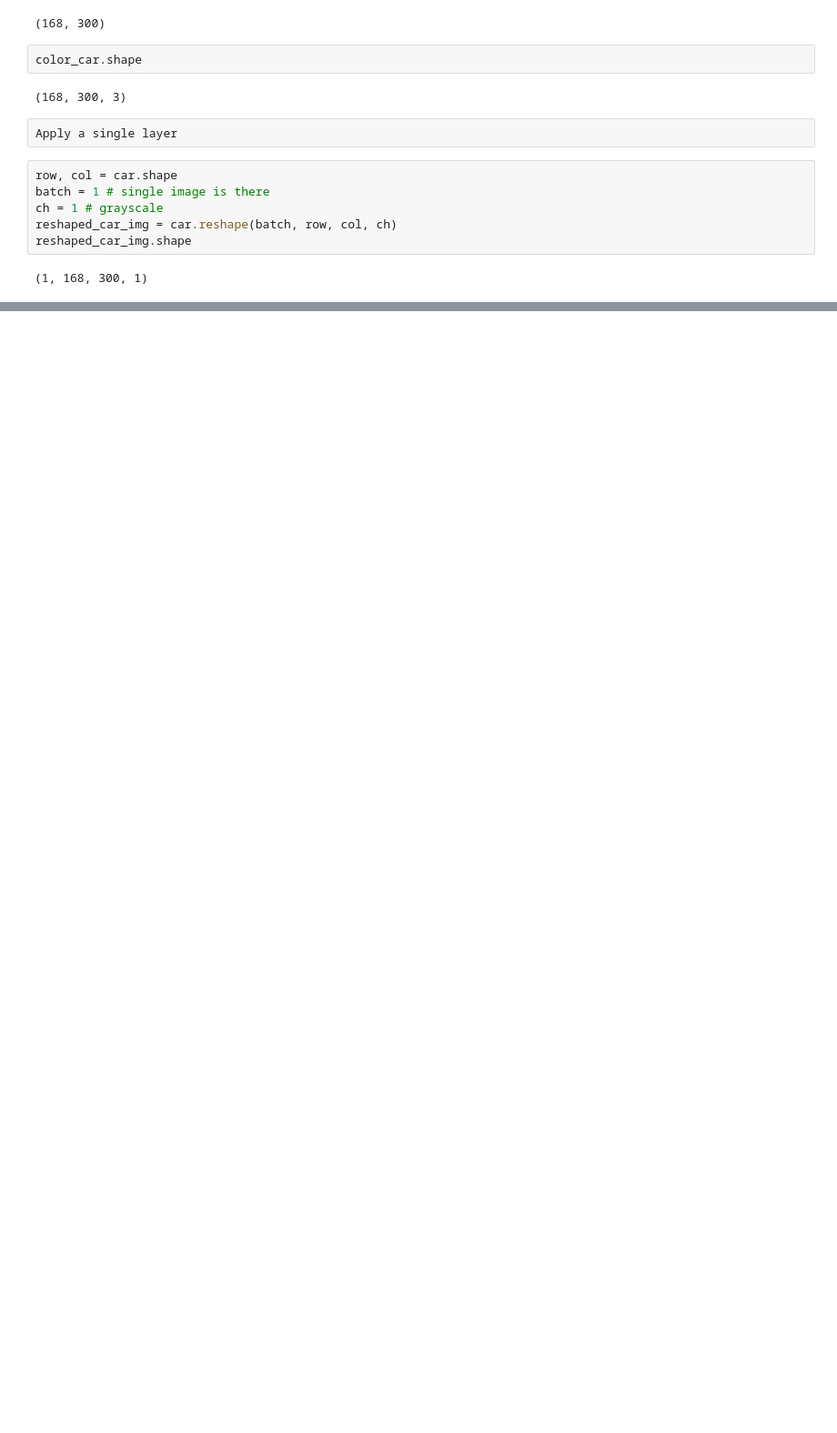
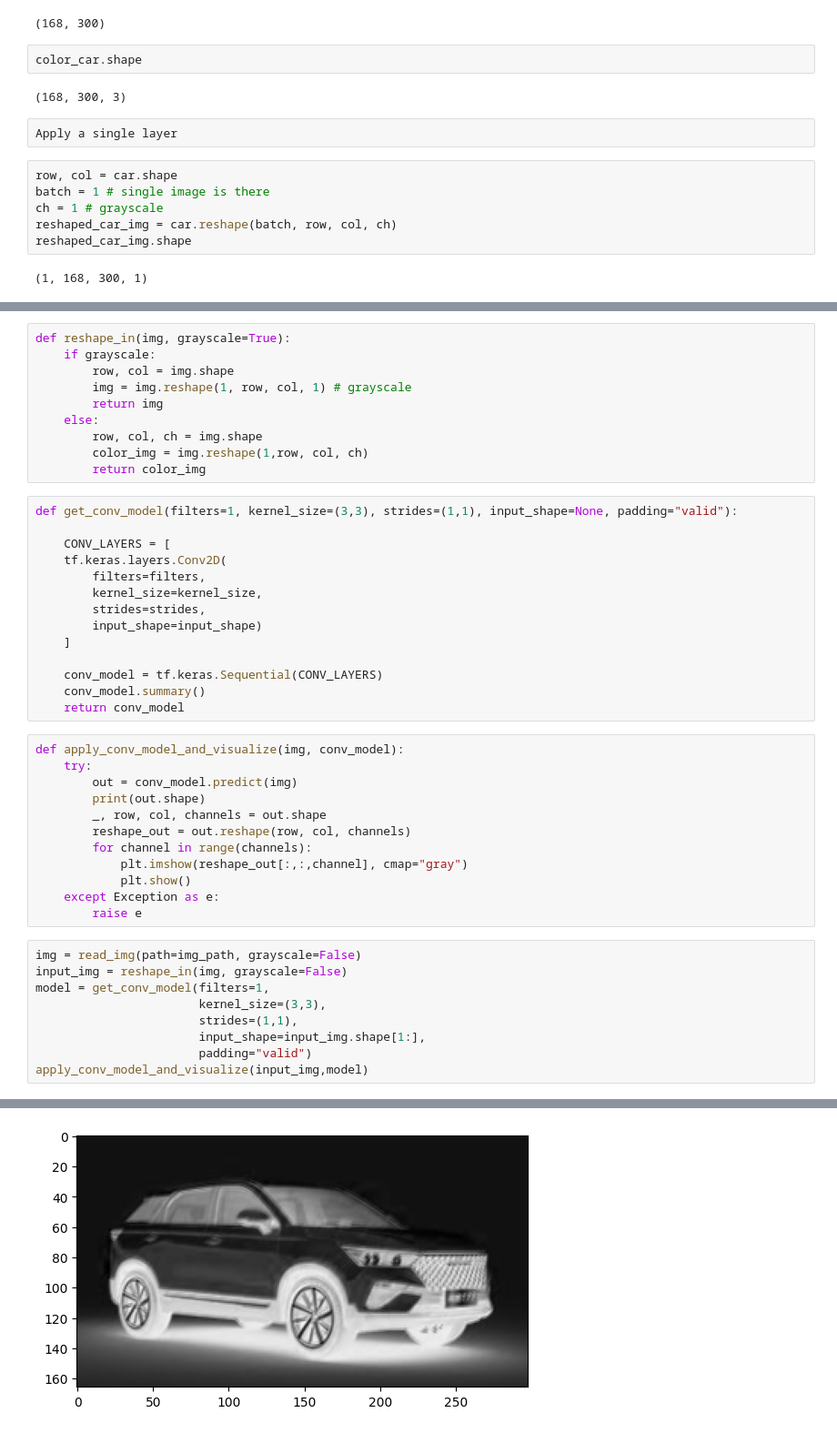
Before and after one commit to FazlullahBokhari/CNN, a Jupyter notebook: Conv and Pooling.ipynb, the cells around one changed output, grey strips where cells are left out. Shown at 91% size. Saved outputs shown, nothing was run; the diff lists cells and outputs as text; blank space fills up the shorter version.

```diff
--- a/Conv and Pooling.ipynb
+++ b/Conv and Pooling.ipynb
@@ -69,0 +186,46 @@ _________________________________________________________________
+# %%
+def reshape_in(img, grayscale=True):
+    if grayscale:
+        row, col = img.shape
+        img = img.reshape(1, row, col, 1) # grayscale
+        return img
+    else:
+        row, col, ch = img.shape
+        color_img = img.reshape(1,row, col, ch)
+        return color_img
+# %%
+def get_conv_model(filters=1, kernel_size=(3,3), strides=(1,1), input_shape=None, padding="valid"):
+
+    CONV_LAYERS = [
+    tf.keras.layers.Conv2D(
+        filters=filters,
+        kernel_size=kernel_size,
+        strides=strides,
+        input_shape=input_shape)
+    ]
+
+    conv_model = tf.keras.Sequential(CONV_LAYERS)
+    conv_model.summary()
+    return conv_model
+# %%
+def apply_conv_model_and_visualize(img, conv_model):
+    try:
+        out = conv_model.predict(img)
+        print(out.shape)
+        _, row, col, channels = out.shape
+        reshape_out = out.reshape(row, col, channels)
+        for channel in range(channels):
+            plt.imshow(reshape_out[:,:,channel], cmap="gray")
+            plt.show()
+    except Exception as e:
+        raise e
+# %%
+img = read_img(path=img_path, grayscale=False)
+input_img = reshape_in(img, grayscale=False)
+model = get_conv_model(filters=1,
+                       kernel_size=(3,3),
+                       strides=(1,1),
+                       input_shape=input_img.shape[1:],
+                       padding="valid")
+apply_conv_model_and_visualize(input_img,model)
+# %% [output]
@@ -69,0 +244 @@ _________________________________________________________________
+[figure, added]
```
Also changed, not shown: parts of 24 cells of this notebook.
